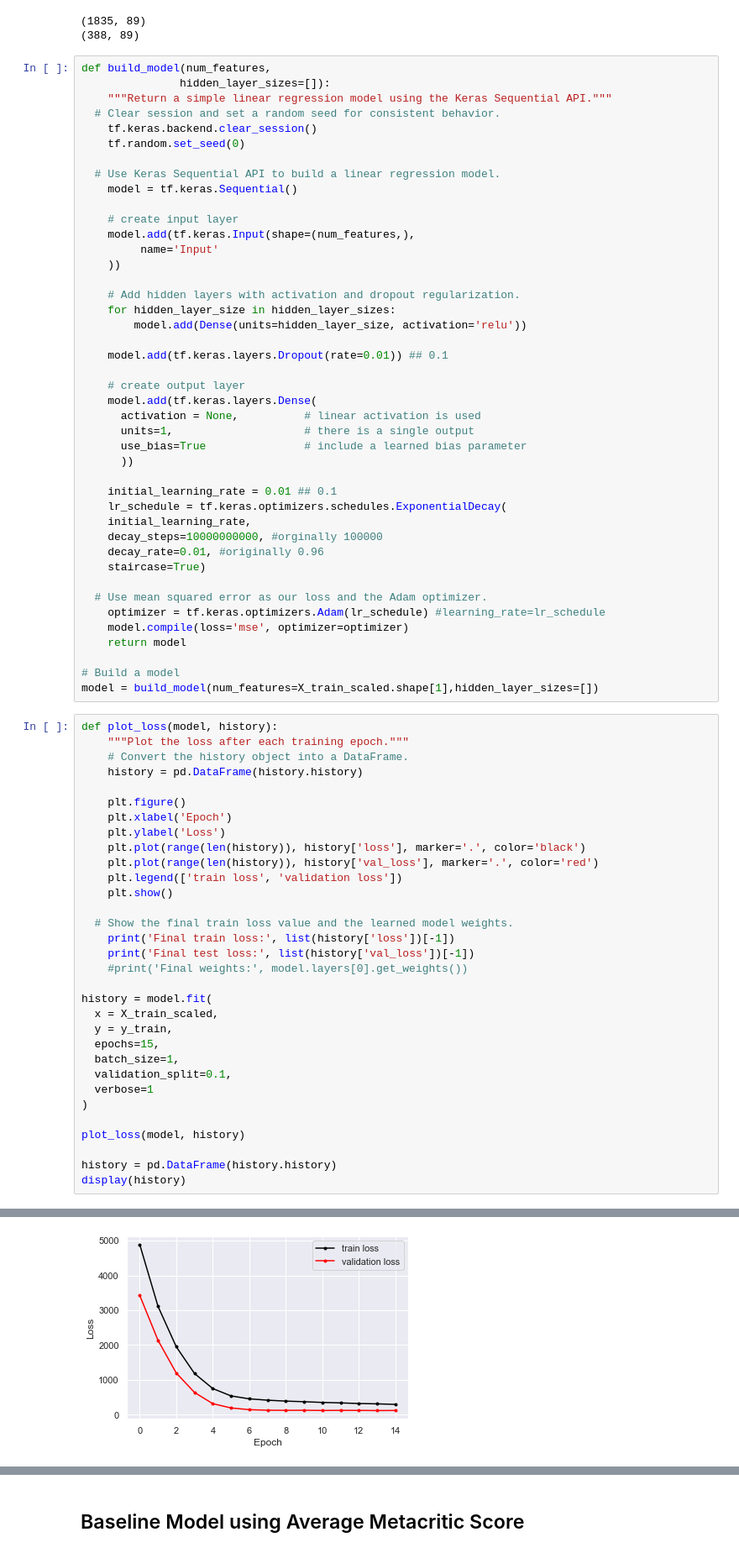
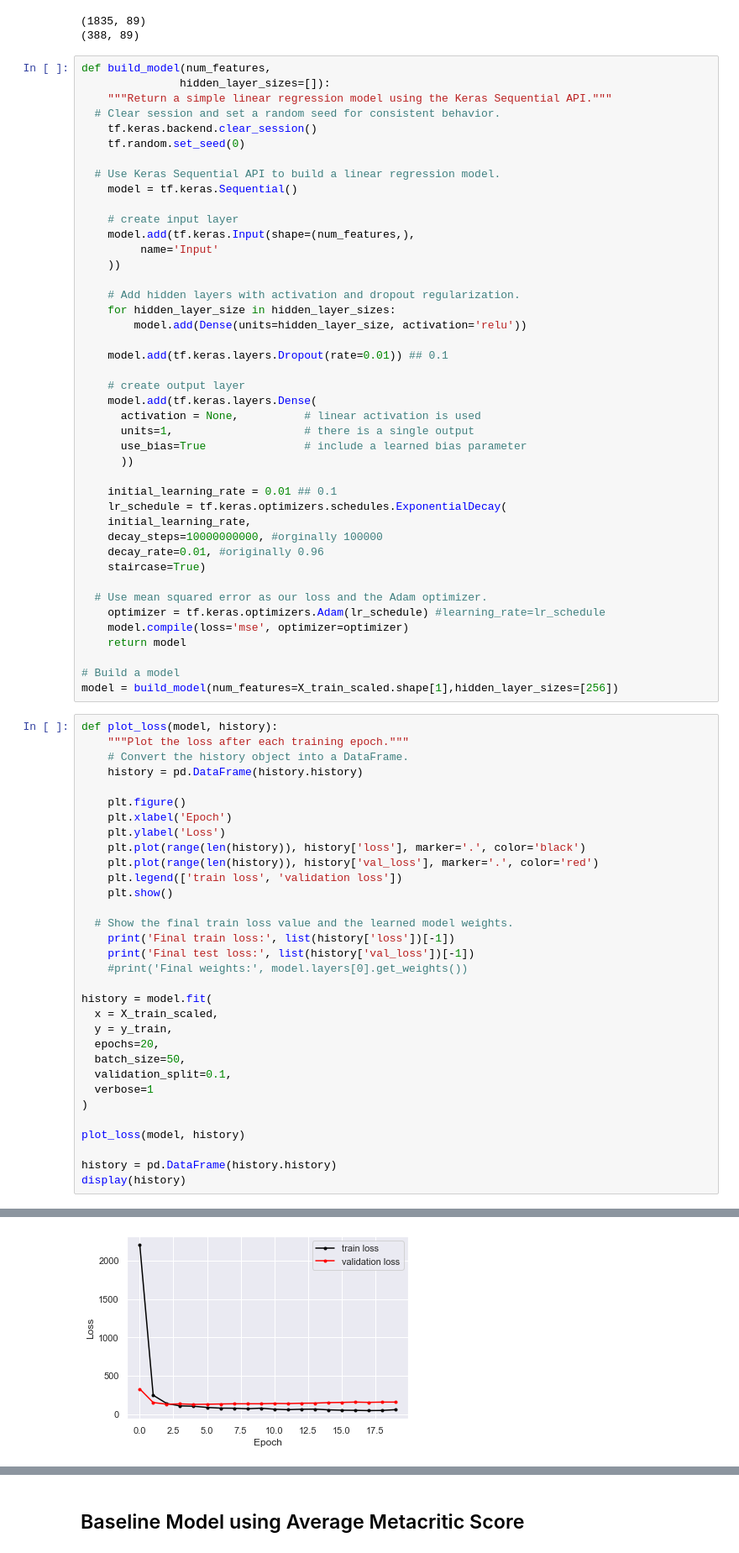
Before and after one commit to vrvenkatesh/W207-Final-Project, a Jupyter notebook: FFNN_Model_207_Final Project_v2.ipynb, the cells around one changed output, grey strips where cells are left out. Shown at 84% size. Drawn from its saved outputs; the diff is of its cells as text.

Commit message:
Found the lowest MSE for the original FFNN model

```diff
--- a/FFNN_Model_207_Final Project_v2.ipynb
+++ b/FFNN_Model_207_Final Project_v2.ipynb
@@ -437,7 +437,7 @@ def build_model(num_features,
     return model
 
 # Build a model
-model = build_model(num_features=X_train_scaled.shape[1],hidden_layer_sizes=[])
+model = build_model(num_features=X_train_scaled.shape[1],hidden_layer_sizes=[256])
 # %%
 def plot_loss(model, history):
     """Plot the loss after each training epoch."""
@@ -460,8 +460,8 @@ def plot_loss(model, history):
 history = model.fit(
   x = X_train_scaled,
   y = y_train,
-  epochs=15,
-  batch_size=1,
+  epochs=20,
+  batch_size=50,
   validation_split=0.1,
   verbose=1
 )
@@ -491 +491 @@ Epoch 15/15
-[figure, old version]
+[figure, new version]
```
Also changed, not shown: parts of 2 cells of this notebook.
